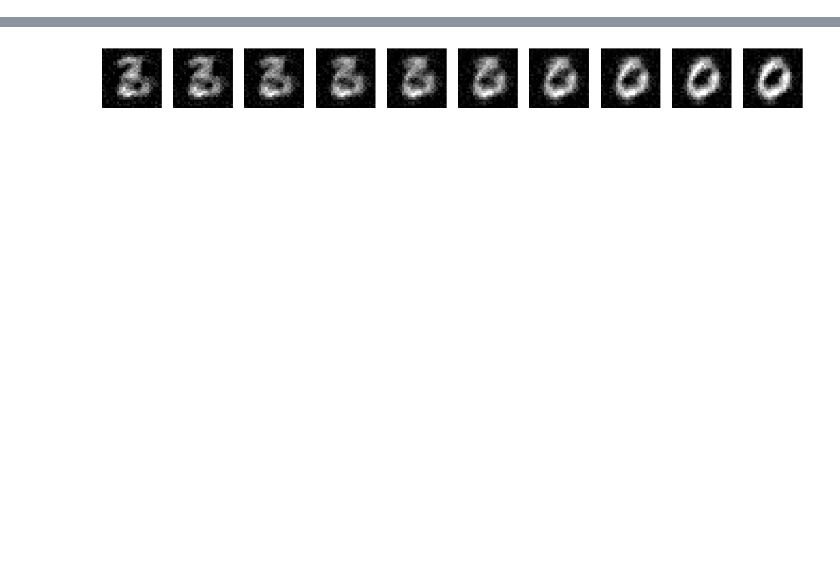
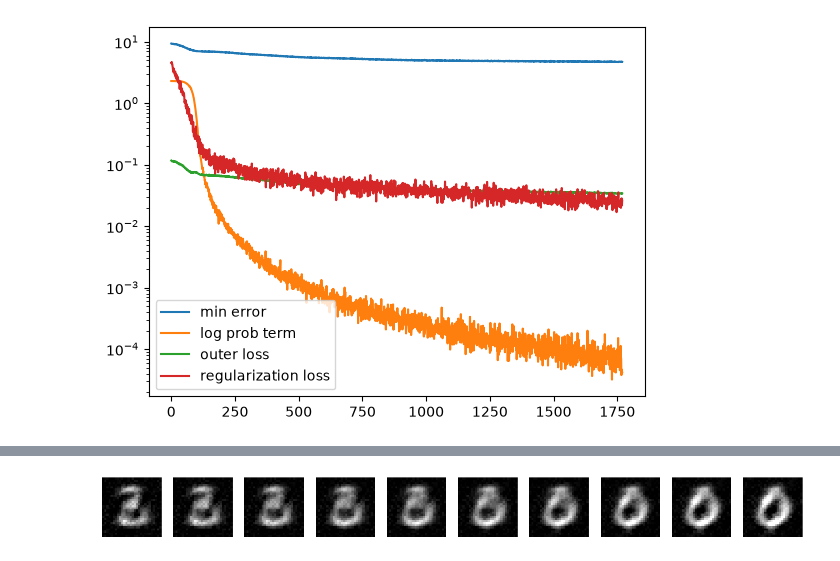
Before and after one commit to kenn50/Geometric-Deep-Learning, a Jupyter notebook: experiments/CAE_TEST.ipynb, the cells around one changed output, grey strips where cells are left out. Cells and saved outputs as stored; diff of their text form; code cells hidden in the pictures; blank space fills up the shorter version.

```diff
--- a/experiments/CAE_TEST.ipynb
+++ b/experiments/CAE_TEST.ipynb
@@ -51,3 +64,24 @@ A_CAE.train_cae(num_epochs=30, x_train_loader=X_loader, network=cae, device=devi
+# %%
+term1, term2, term3, term4 = zip(*diag)
+term1 = list(term1)
+term2 = list(term2)
+term3 = list(term3)
+term4 = list(term4)
+for i in range(len(term1)):
+    term1[i] = term1[i].mean().cpu().detach().numpy()
+    term2[i] = term2[i].mean().cpu().detach().numpy()
+    term3[i] = term3[i].mean().cpu().detach().numpy()
+    term4[i] = term4[i].mean().cpu().detach().numpy()
+# %%
+plt.plot(term1, label='min error')
+plt.plot(term2, label='log prob term')
+plt.plot(term3, label='outer loss')
+plt.plot(term4, label='regularization loss')
+plt.yscale('log')
+plt.legend()
+plt.show()
+# %% [output]
+[figure, added]
 # %%
 cae.to("cpu")
 batch = next(iter(X_loader_test))[0:10]
```
Also changed, not shown: parts of 8 cells of this notebook, 2 other files.
